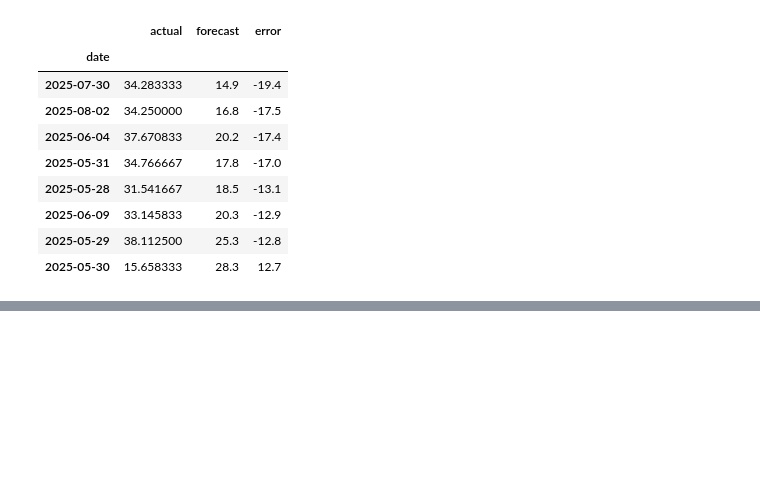
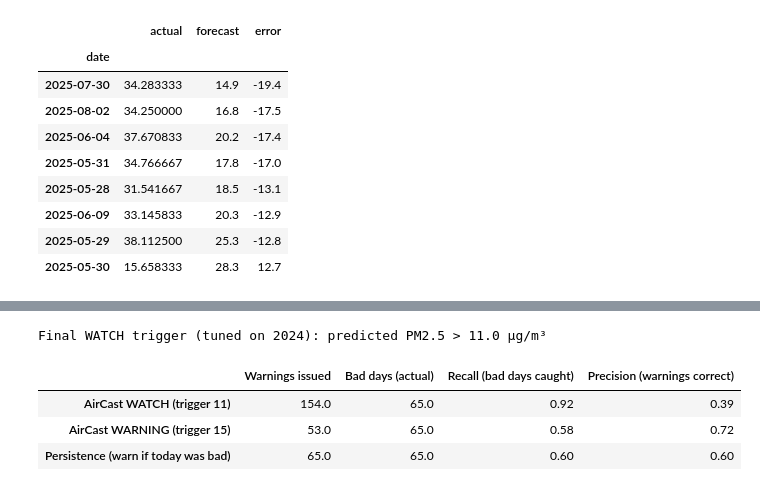
Before and after one commit to ParthPatel125/aircast, a Jupyter notebook: AirCast.ipynb, the cells around one changed output, grey strips where cells are left out. Drawn from its saved outputs; the diff is of its cells as text; code cells hidden in the pictures; blank space fills up the shorter version.

```diff
--- a/AirCast.ipynb
+++ b/AirCast.ipynb
@@ -423,0 +523,26 @@ fail
+# %%
+vu_train = data_up[data_up.index < val_split]
+vu_val = data_up[(data_up.index >= val_split) & (data_up.index < SPLIT)]
+vu_model = make_pipeline(StandardScaler(), Ridge(alpha=1.0)).fit(
+    vu_train.drop(columns="pm25_tomorrow"), vu_train["pm25_tomorrow"])
+vu_pred = pd.Series(vu_model.predict(vu_val.drop(columns="pm25_tomorrow")), index=vu_val.index)
+vu_bad = vu_val["pm25_tomorrow"] > WHO_DAILY
+trigger_up = WHO_DAILY
+for t in np.arange(15.0, 8.0, -0.5):
+    if recall_score(vu_bad, vu_pred > t) >= 0.85:
+        trigger_up = t
+        break
+print(f"Final WATCH trigger (tuned on 2024): predicted PM2.5 > {trigger_up} µg/m³")
+
+final_alerts = pd.DataFrame({
+    f"AirCast WATCH (trigger {trigger_up:g})": warning_scores(y_test, pred_up, trigger_up),
+    f"AirCast WARNING (trigger {WHO_DAILY:g})": warning_scores(y_test, pred_up, WHO_DAILY),
+    "Persistence (warn if today was bad)": warning_scores(y_test, X_test["pm25_today"], WHO_DAILY),
+}).T
+final_alerts.round(2)
+# %% [output]
+Final WATCH trigger (tuned on 2024): predicted PM2.5 > 11.0 µg/m³
+|  | Warnings issued | Bad days (actual) | Recall (bad days caught) | Precision (warnings correct) |
+| AirCast WATCH (trigger 11) | 154.0 | 65.0 | 0.92 | 0.39 |
+| AirCast WARNING (trigger 15) | 53.0 | 65.0 | 0.58 | 0.72 |
+| Persistence (warn if today was bad) | 65.0 | 65.0 | 0.60 | 0.60 |
```
Also changed, not shown: parts of 15 cells of this notebook, 7 other files.
